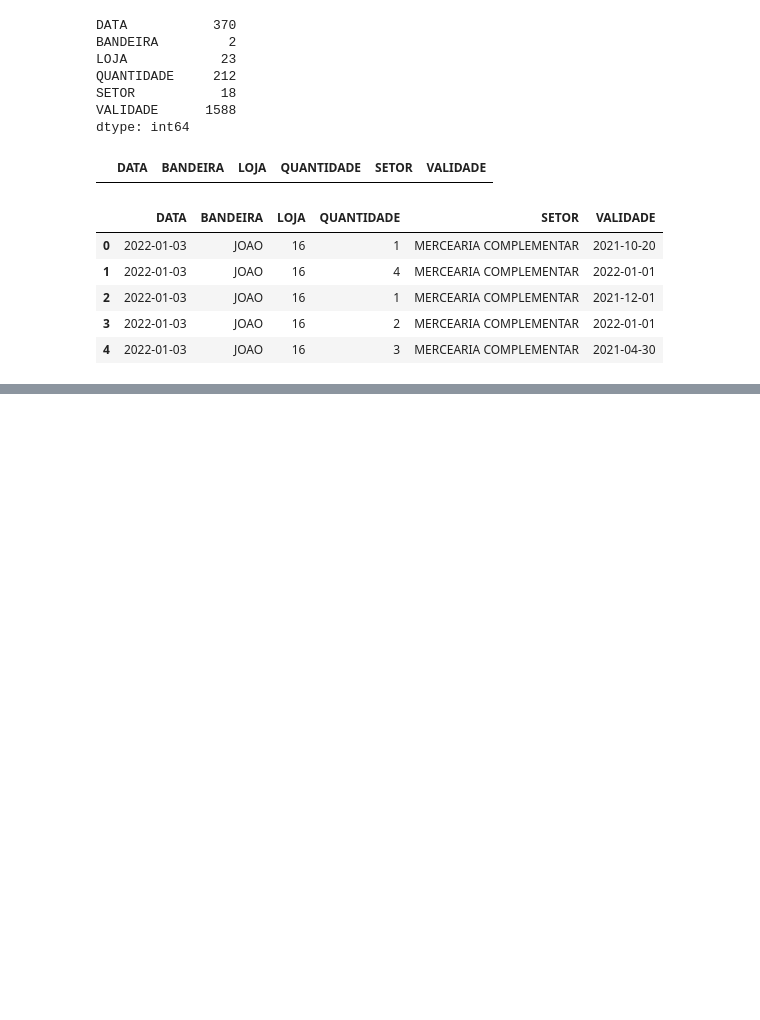
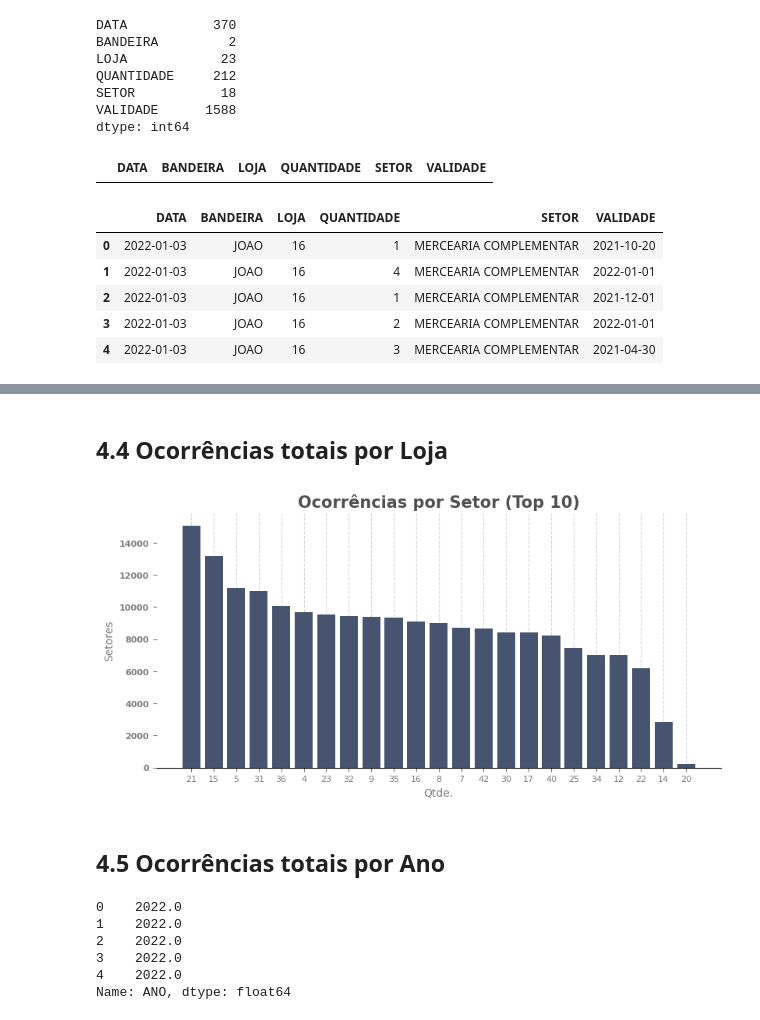
Before and after one commit to Marcos-Beck/Retail-Expiry-Data-Pipeline, a Jupyter notebook: notebooks/data_vis.ipynb, the cells around one changed output, grey strips where cells are left out. Saved outputs shown, nothing was run; the diff lists cells and outputs as text; code cells hidden in the pictures; blank space fills up the shorter version.

```diff
--- a/notebooks/data_vis.ipynb
+++ b/notebooks/data_vis.ipynb
@@ -77,0 +182,49 @@ DataFrame consistente e pronto para visualizações.
+# %% [markdown]
+## 4.4 Ocorrências totais por Loja
+# %%
+qntd = (                                              # define valores do grafico
+    df.groupby('LOJA')['QUANTIDADE']
+    .sum()
+    .sort_values(ascending=False)
+)
+
+fig, ax = plt.subplots()                                # var para definir parametros especificos do graf
+
+ax.bar(                                                # grafico
+    qntd.index.astype(str),
+    qntd.values
+)
+ax.set(
+    title='Ocorrências por Setor (Top 10)',             # titulo
+    xlabel='Qtde.',                                     # titulo eixo x
+    ylabel='Setores'                                    # titulo eixo y
+)
+
+ax.set_yticklabels(
+    ax.get_yticklabels(),
+    fontweight = 'bold'                                 # fonte negrito info eixo y
+)
+
+ax.grid(False)                                         # desliga grid global
+ax.grid(axis='x')                                      # define grid local em x
+
+
+plt.show()
+# %% [output]
+[figure, added]
+# %% [markdown]
+## 4.5 Ocorrências totais por Ano
+# %%
+# extrair ano
+
+df['ANO'] = df['DATA'].dt.year
+
+# confirmando conversao
+df['ANO'].head()
+# %% [output]
+0    2022.0
+1    2022.0
+2    2022.0
+3    2022.0
+4    2022.0
+Name: ANO, dtype: float64
```
Also changed, not shown: parts of 7 cells of this notebook.
